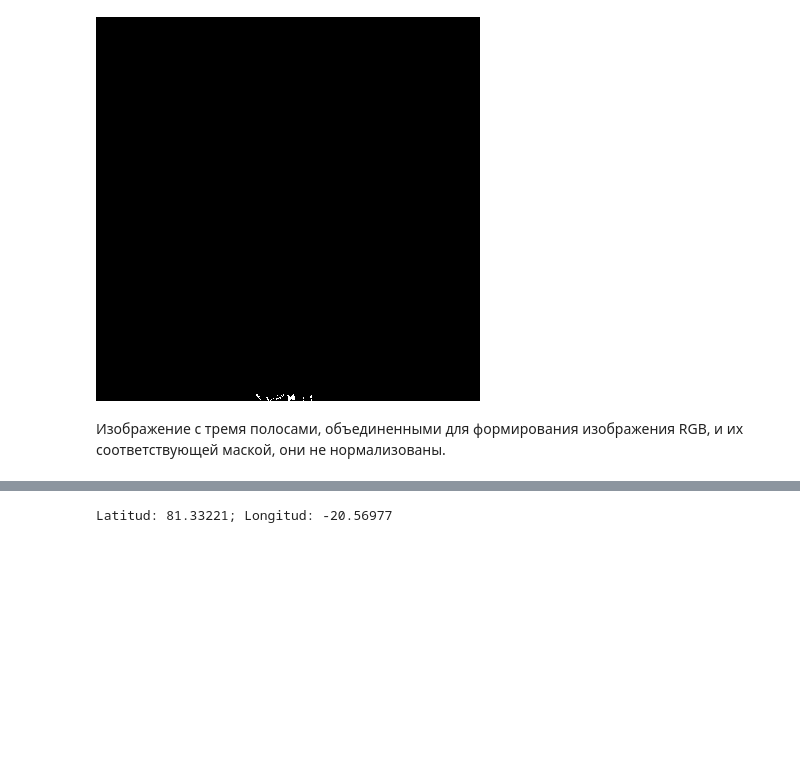
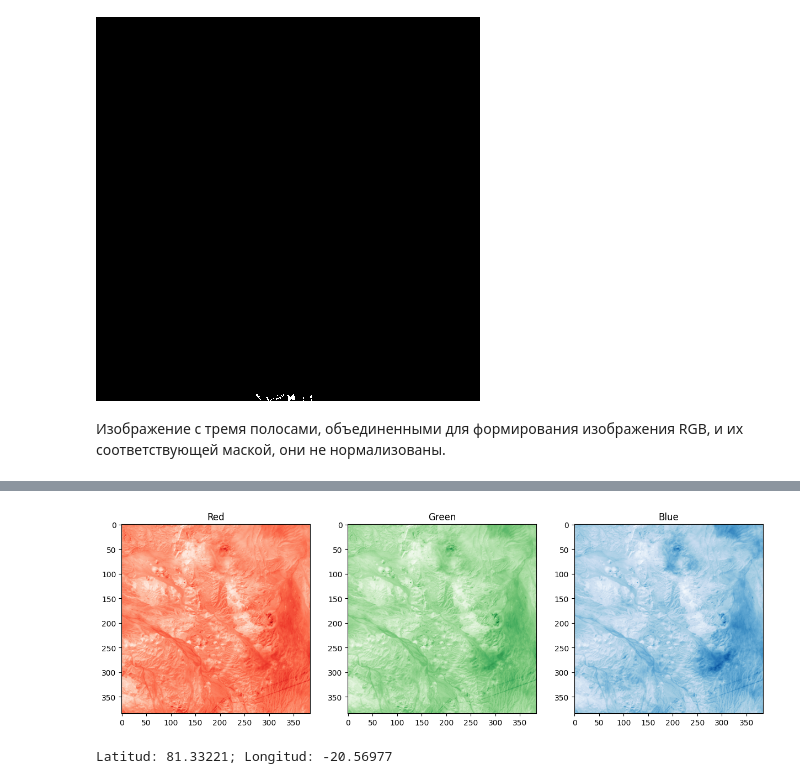
Before and after one commit to Cu-hedgehog/cloud_detection, a Jupyter notebook: data_preprocessing_analysis.ipynb, the cells around one changed output, grey strips where cells are left out. Saved outputs shown, nothing was run; the diff lists cells and outputs as text; code cells hidden in the pictures; blank space fills up the shorter version.

```diff
--- a/data_preprocessing_analysis.ipynb
+++ b/data_preprocessing_analysis.ipynb
@@ -166,3 +168,19 @@ plt.show()
+# %%
+plt.figure(figsize=(15,15))
+
+plt.subplot(131)
+plt.title('Red')
+plt.imshow(r, cmap='Reds')
+plt.subplot(132)
+plt.title('Green')
+plt.imshow(g, cmap='Greens')
+plt.subplot(133)
+plt.title('Blue')
+plt.imshow(b, cmap='Blues')
+
+plt.show()
+# %% [output]
+[figure, added]
 # %%
 #Идентификация сцены, к которой относится этот фрагмент
 ids95.SceneID == 'LC08_L1TP_006248_20160820_20170322_01_T1'
```
Also changed, not shown: parts of 2 cells of this notebook, 24 other files.
